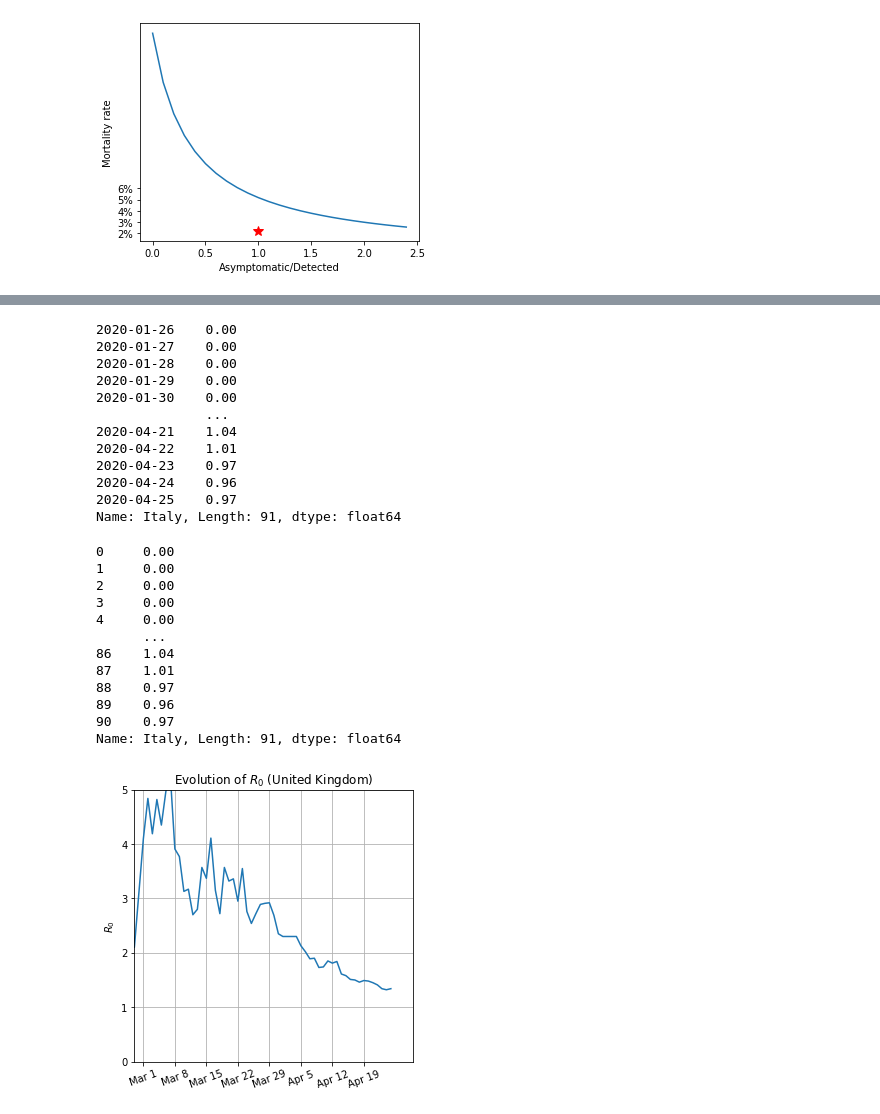
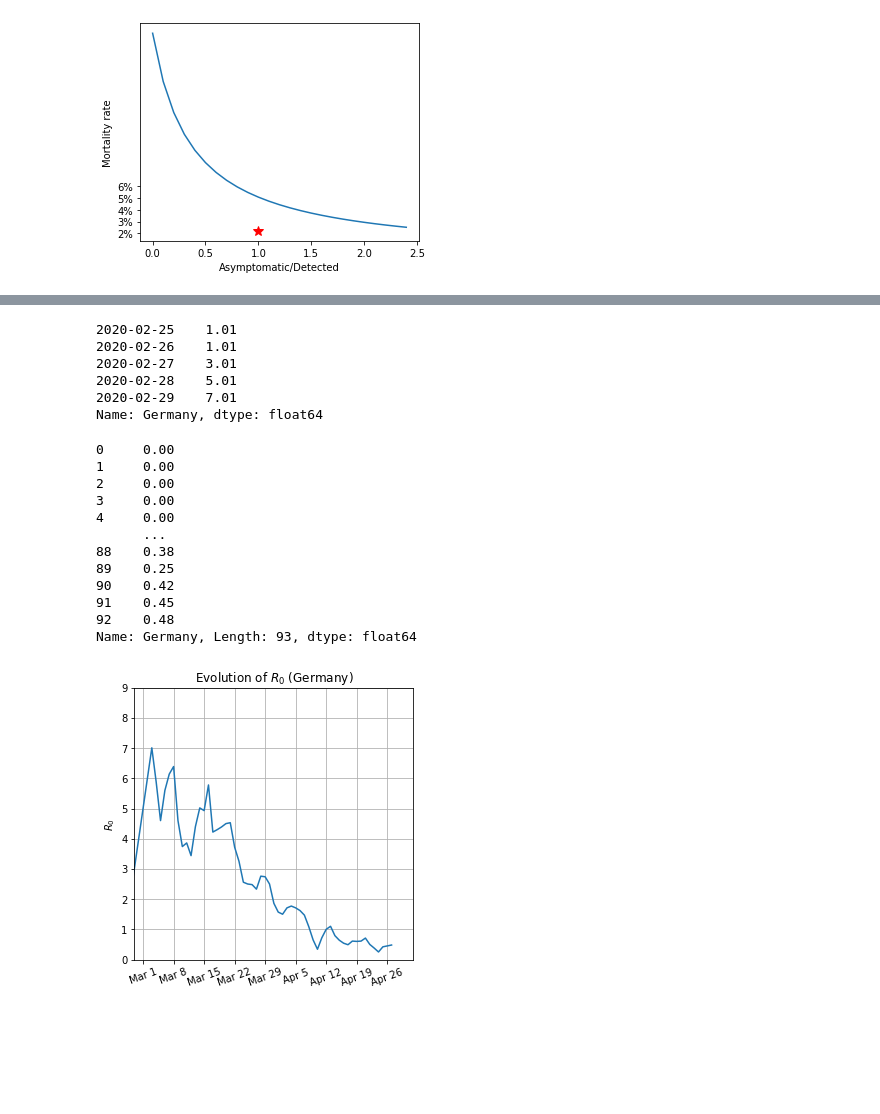
Before and after one commit to vincnardelli/covid19-italia, a Jupyter notebook: internazionale/R0_estimator_countries_allinone.py.ipynb, the cells around one changed output, grey strips where cells are left out. Saved outputs shown, nothing was run; the diff lists cells and outputs as text; code cells hidden in the pictures; blank space fills up the shorter version.

```diff
--- a/internazionale/R0_estimator_countries_allinone.py.ipynb
+++ b/internazionale/R0_estimator_countries_allinone.py.ipynb
@@ -547,7 +522,7 @@ print(r0_countries0)
 # %%
-r0_countries=pd.DataFrame(r0_countries0,index=pd.to_datetime(np.arange(len(r0_countries0)),unit='D',origin='2020-01-26'))
+r0_countries_tot=pd.DataFrame(r0_countries0,index=pd.to_datetime(np.arange(len(r0_countries0)),unit='D',origin='2020-01-26'))
 
-r0_countries.columns   = ['Albania',
+r0_countries_tot.columns   = ['Albania',
                 'Armenia',
                 'Austria',
                 'Azerbaijan',
@@ -569,7 +544,7 @@ r0_countries.columns   = ['Albania',
                 'Iceland',
                 'Ireland',
                 'Israel',
-                'Italy',
+                #'Italy',
                 'Kazakhstan',
                 'Kyrgyzstan',
                 'Latvia',
@@ -594,18 +569,12 @@ r0_countries.columns   = ['Albania',
                 'Turkey',
                 'Ukraine',
                 'United Kingdom']
-print(r0_countries['Italy'])
+print(r0_countries_tot['Germany'].head())
 # %% [output]
-2020-01-26    0.00
-2020-01-27    0.00
-2020-01-28    0.00
-2020-01-29    0.00
-2020-01-30    0.00
-              ...
-2020-04-21    1.04
-2020-04-22    1.01
-2020-04-23    0.97
-2020-04-24    0.96
-2020-04-25    0.97
-Name: Italy, Length: 91, dtype: float64
+2020-02-25    1.01
+2020-02-26    1.01
+2020-02-27    3.01
+2020-02-28    5.01
+2020-02-29    7.01
+Name: Germany, dtype: float64
 # %%
@@ -613,7 +582,7 @@ r0_countries.to_csv('r0_countries_allinone.csv',index=True)
 # %%
 r0_countries_imp = pd.read_csv('r0_countries_allinone.csv')
 # %%
-print(r0_countries_imp['Italy'])
+print(r0_countries_imp['Germany'])
 # %% [output]
 0     0.00
 1     0.00
@@ -621,25 +590,25 @@ print(r0_countries_imp['Italy'])
 3     0.00
 4     0.00
       ...
-86    1.04
-87    1.01
-88    0.97
-89    0.96
-90    0.97
-Name: Italy, Length: 91, dtype: float64
+88    0.38
+89    0.25
+90    0.42
+91    0.45
+92    0.48
+Name: Germany, Length: 93, dtype: float64
 # %%
 plt.figure(figsize=(5,5))
-plt.plot(r0_countries_imp['United Kingdom'])
-#plt.plot(r0_countries_imp['Germany'])
+#plt.plot(r0_countries_imp['United Kingdom'])
+plt.plot(r0_countries_imp['Germany'])
 #plt.plot(r0_countries_imp['France'])
 #plt.plot(r0_countries_imp['Ireland'])
-plt.xticks(np.arange(0-(time_window-5),90,7),['Jan 26','Jan 2','Feb 9','Feb 16','Feb 23','Mar 1','Mar 8', 'Mar 15', 'Mar 22', 'Mar 29', 'Apr 5', 'Apr 12', 'Apr 19'],rotation=20)
+plt.xticks(np.arange(0-(time_window-5),93,7),['Jan 26','Jan 2','Feb 9','Feb 16','Feb 23','Mar 1','Mar 8', 'Mar 15', 'Mar 22', 'Mar 29', 'Apr 5', 'Apr 12', 'Apr 19', 'Apr 26'],rotation=20)
 plt.xlim(33,today)
 plt.ylabel('$R_0$')
-plt.ylim(0,5)
+plt.ylim(0,9)
 plt.grid()
-plt.title('Evolution of $R_0$ (United Kingdom)')
+plt.title('Evolution of $R_0$ (Germany)')
 #plt.savefig('output_countries/r0-evo_Italy.png',dpi=300)
 plt.show()
 # %% [output]
-[figure, old version]
+[figure, new version]
```
Also changed, not shown: parts of 22 cells of this notebook.
